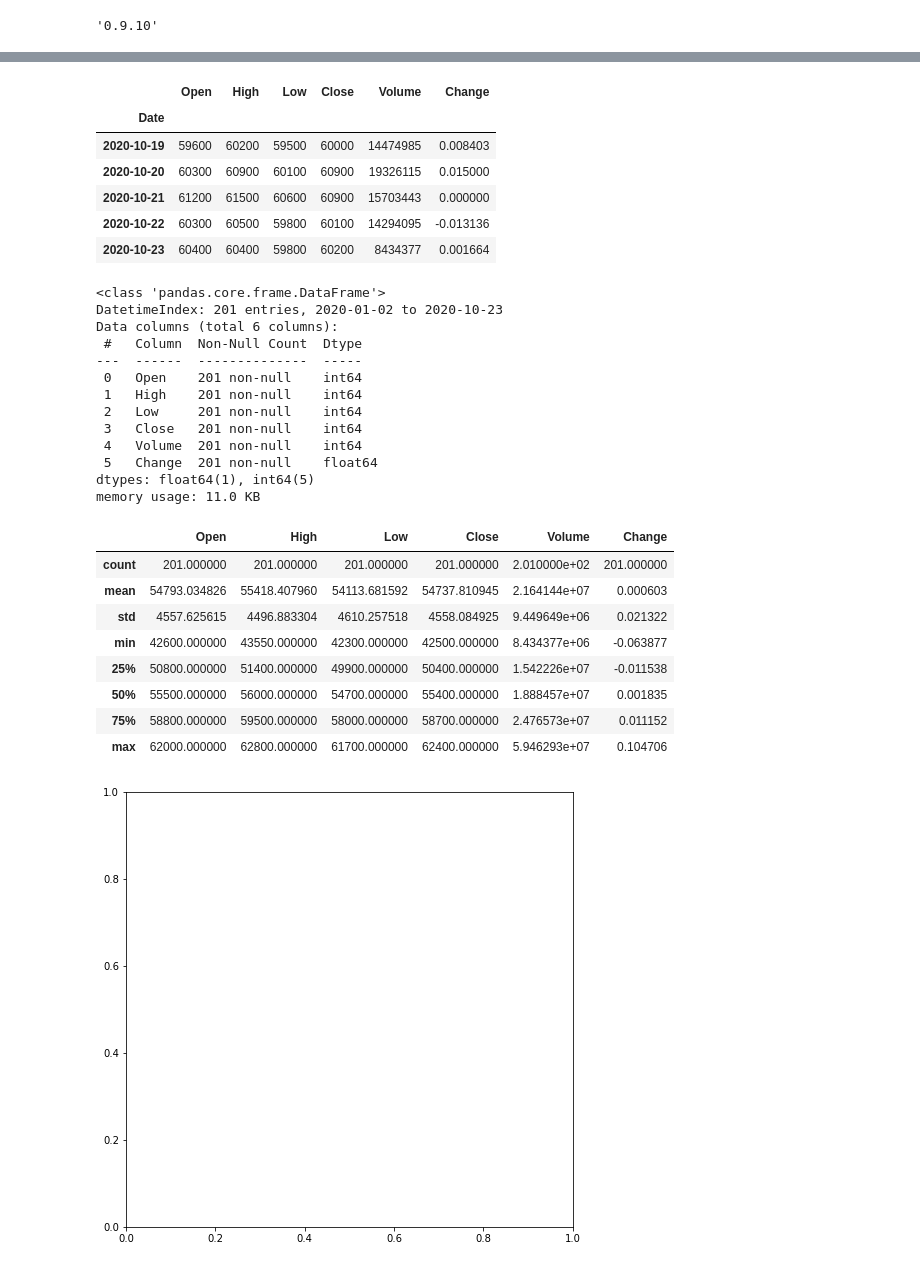
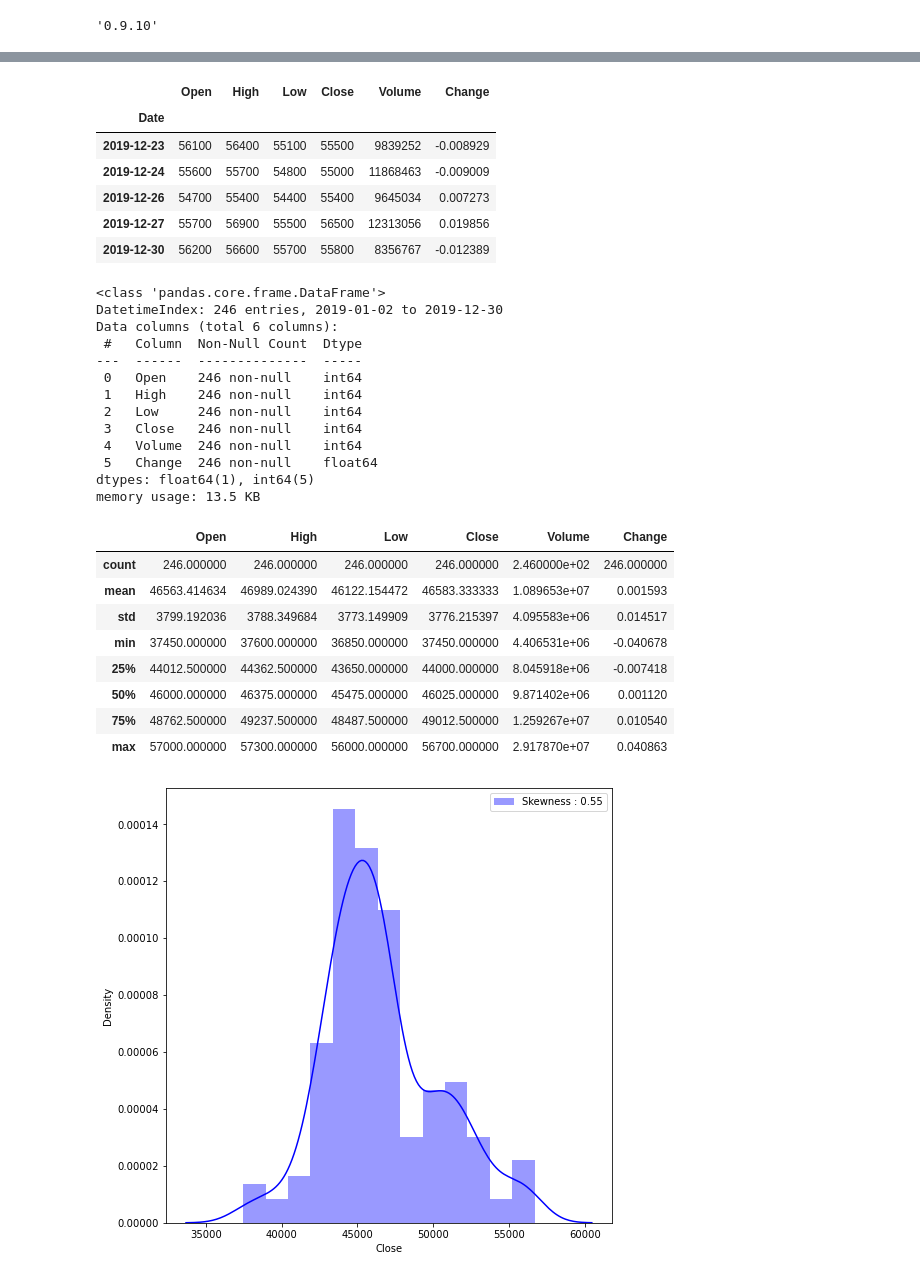
Before and after one commit to Carpe4me/PythonStudy, a Jupyter notebook: 데이터사이언스/14_금융데이터.ipynb, the cells around one changed output, grey strips where cells are left out. Drawn from its saved outputs; the diff is of its cells as text; code cells hidden in the pictures.

```diff
--- a/데이터사이언스/14_금융데이터.ipynb
+++ b/데이터사이언스/14_금융데이터.ipynb
@@ -54,46 +84,51 @@ df_krx['Industry'] = np.where(df_krx['isnan'] == True, df_krx['Sector'], df_krx[
 # %%
 # 삼성전자 종목코드 : 005930
-df_005930 = fdr.DataReader('005930', '2020', '2021')
+df_005930 = fdr.DataReader('005930', '2019', '2020')
 df_005930.tail()
 # %% [output]
 |  | Open | High | Low | Close | Volume | Change |
 | Date |  |  |  |  |  |  |
-| 2020-10-19 | 59600 | 60200 | 59500 | 60000 | 14474985 | 0.008403 |
-| 2020-10-20 | 60300 | 60900 | 60100 | 60900 | 19326115 | 0.015000 |
-| 2020-10-21 | 61200 | 61500 | 60600 | 60900 | 15703443 | 0.000000 |
-| 2020-10-22 | 60300 | 60500 | 59800 | 60100 | 14294095 | -0.013136 |
-| 2020-10-23 | 60400 | 60400 | 59800 | 60200 | 8434377 | 0.001664 |
+| 2019-12-23 | 56100 | 56400 | 55100 | 55500 | 9839252 | -0.008929 |
+| 2019-12-24 | 55600 | 55700 | 54800 | 55000 | 11868463 | -0.009009 |
+| 2019-12-26 | 54700 | 55400 | 54400 | 55400 | 9645034 | 0.007273 |
+| 2019-12-27 | 55700 | 56900 | 55500 | 56500 | 12313056 | 0.019856 |
+| 2019-12-30 | 56200 | 56600 | 55700 | 55800 | 8356767 | -0.012389 |
 # %%
 df_005930.info()
 # %% [output]
 <class 'pandas.core.frame.DataFrame'>
-DatetimeIndex: 201 entries, 2020-01-02 to 2020-10-23
+DatetimeIndex: 246 entries, 2019-01-02 to 2019-12-30
 Data columns (total 6 columns):
  #   Column  Non-Null Count  Dtype
 ---  ------  --------------  -----
- 0   Open    201 non-null    int64
- 1   High    201 non-null    int64
- 2   Low     201 non-null    int64
- 3   Close   201 non-null    int64
- 4   Volume  201 non-null    int64
- 5   Change  201 non-null    float64
+ 0   Open    246 non-null    int64
+ 1   High    246 non-null    int64
+ 2   Low     246 non-null    int64
+ 3   Close   246 non-null    int64
+ 4   Volume  246 non-null    int64
+ 5   Change  246 non-null    float64
 dtypes: float64(1), int64(5)
-memory usage: 11.0 KB
+memory usage: 13.5 KB
 # %%
 df_005930.describe()
 # %% [output]
 |  | Open | High | Low | Close | Volume | Change |
-| count | 201.000000 | 201.000000 | 201.000000 | 201.000000 | 2.010000e+02 | 201.000000 |
-| mean | 54793.034826 | 55418.407960 | 54113.681592 | 54737.810945 | 2.164144e+07 | 0.000603 |
-| std | 4557.625615 | 4496.883304 | 4610.257518 | 4558.084925 | 9.449649e+06 | 0.021322 |
-| min | 42600.000000 | 43550.000000 | 42300.000000 | 42500.000000 | 8.434377e+06 | -0.063877 |
-| 25% | 50800.000000 | 51400.000000 | 49900.000000 | 50400.000000 | 1.542226e+07 | -0.011538 |
-| 50% | 55500.000000 | 56000.000000 | 54700.000000 | 55400.000000 | 1.888457e+07 | 0.001835 |
-| 75% | 58800.000000 | 59500.000000 | 58000.000000 | 58700.000000 | 2.476573e+07 | 0.011152 |
-| max | 62000.000000 | 62800.000000 | 61700.000000 | 62400.000000 | 5.946293e+07 | 0.104706 |
+| count | 246.000000 | 246.000000 | 246.000000 | 246.000000 | 2.460000e+02 | 246.000000 |
+| mean | 46563.414634 | 46989.024390 | 46122.154472 | 46583.333333 | 1.089653e+07 | 0.001593 |
+| std | 3799.192036 | 3788.349684 | 3773.149909 | 3776.215397 | 4.095583e+06 | 0.014517 |
+| min | 37450.000000 | 37600.000000 | 36850.000000 | 37450.000000 | 4.406531e+06 | -0.040678 |
+| 25% | 44012.500000 | 44362.500000 | 43650.000000 | 44000.000000 | 8.045918e+06 | -0.007418 |
+| 50% | 46000.000000 | 46375.000000 | 45475.000000 | 46025.000000 | 9.871402e+06 | 0.001120 |
+| 75% | 48762.500000 | 49237.500000 | 48487.500000 | 49012.500000 | 1.259267e+07 | 0.010540 |
+| max | 57000.000000 | 57300.000000 | 56000.000000 | 56700.000000 | 2.917870e+07 | 0.040863 |
 # %%
-# %matplotlib inline
+%matplotlib inline
 import matplotlib.pyplot as plt
+import seaborn as sns
+
 flg, ax = plt.subplots(1, 1, figsize=(8,8))
+g = sns.distplot(df_005930['Close'], color='b',
+                label='Skewness : {:.2f}'.format(df_005930['Close'].skew()), ax=ax)
+g = g.legend(loc='best')
 # %% [output]
-[figure, old version]
+[figure, new version]
```
Also changed, not shown: parts of 16 cells of this notebook, 2 other files.
